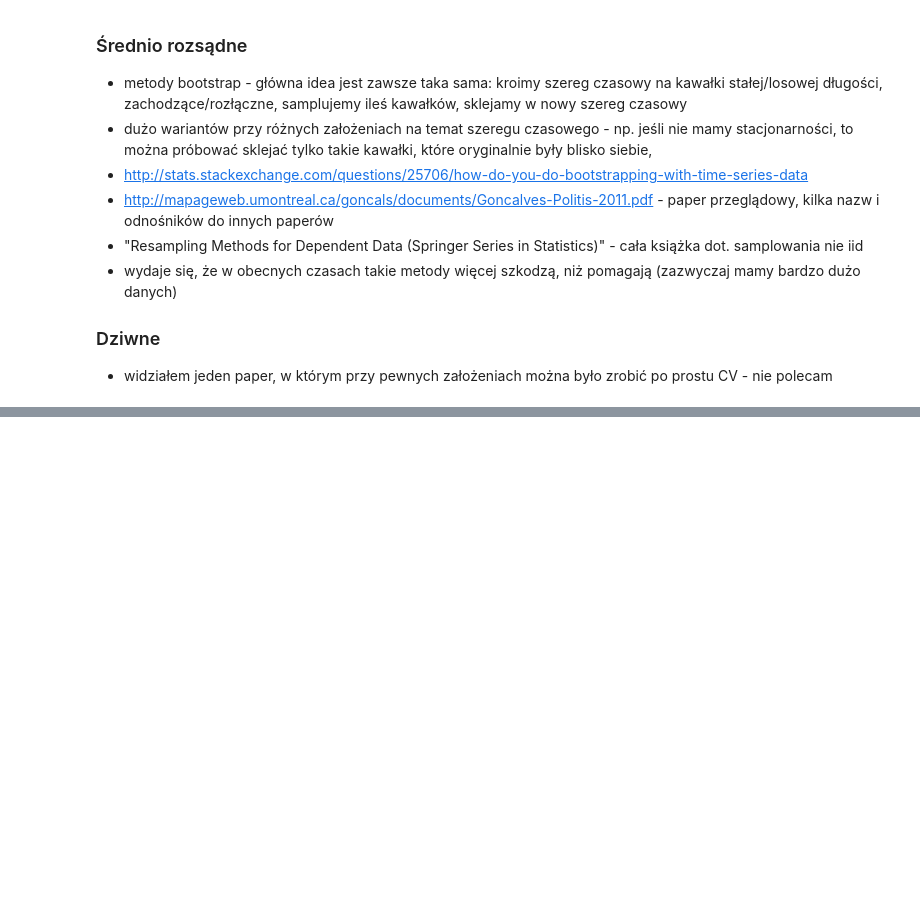
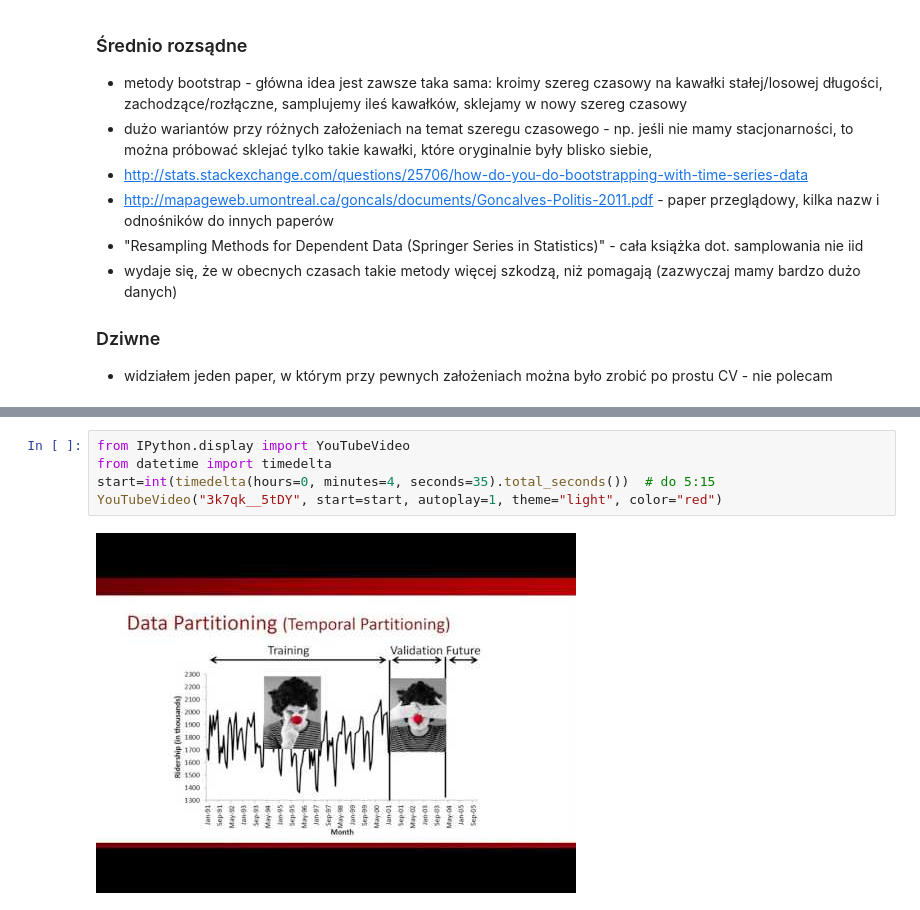
Before and after one commit to gmum/TimeSeriesNotes, a Jupyter notebook: Model_Selection_and_Evaluation.ipynb, the cells around one changed output, grey strips where cells are left out. Cells and saved outputs as stored; diff of their text form; blank space fills up the shorter version.

```diff
--- a/Model_Selection_and_Evaluation.ipynb
+++ b/Model_Selection_and_Evaluation.ipynb
@@ -414,0 +419,7 @@ RMSE jest do niczego i nie należy go używać.
+# %%
+from IPython.display import YouTubeVideo
+from datetime import timedelta
+start=int(timedelta(hours=0, minutes=4, seconds=35).total_seconds())  # do 5:15
+YouTubeVideo("3k7qk__5tDY", start=start, autoplay=1, theme="light", color="red")
+# %% [output]
+[figure, added]
```
Also changed, not shown: parts of 3 cells of this notebook, 2 other files.
